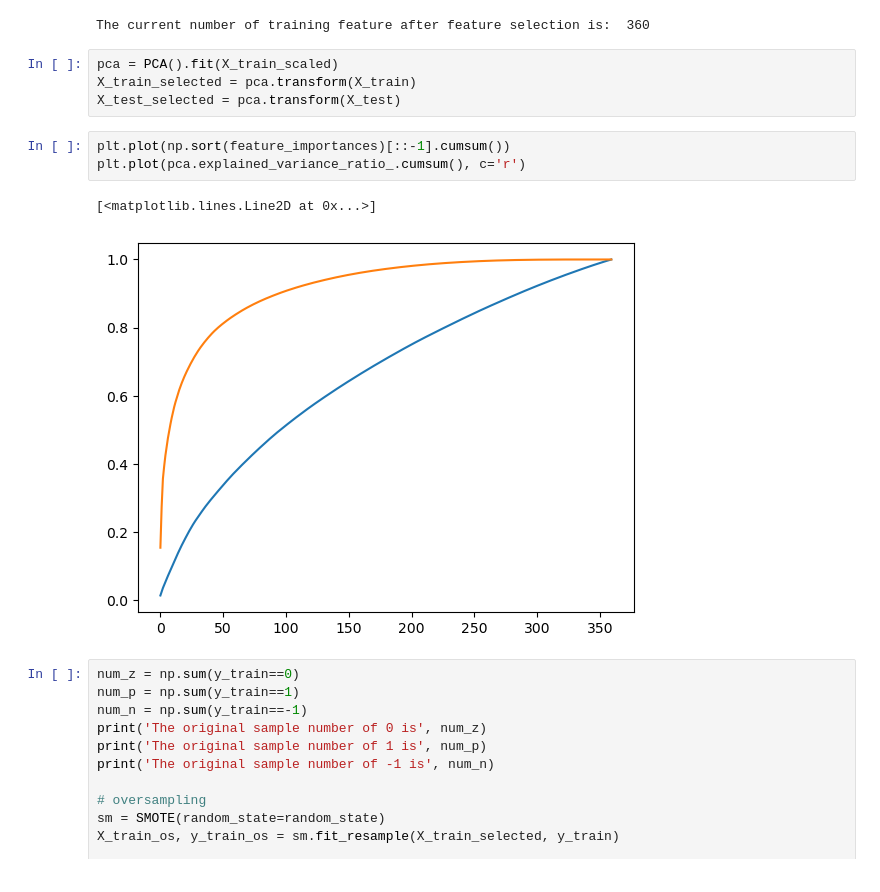
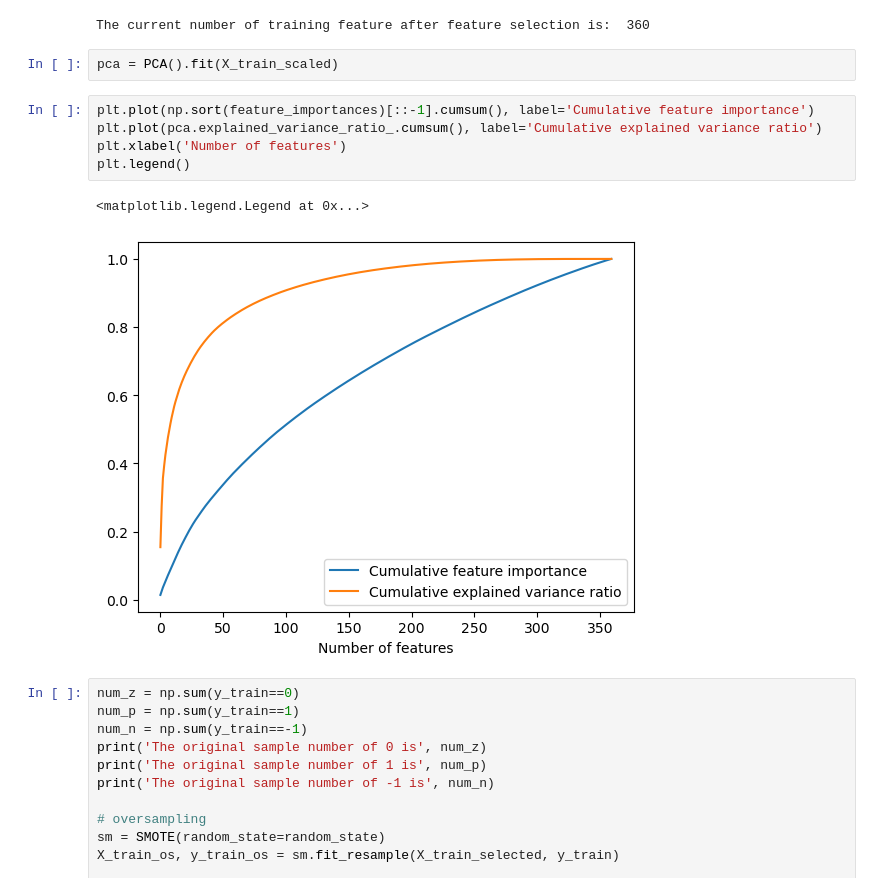
Before and after one commit to Hong-01/EE4C12-Epileptic-Seizure-Detection-using-EEG, a Jupyter notebook: DNN.ipynb, the cells around one changed output. Cells and saved outputs as stored; diff of their text form.

```diff
--- a/DNN.ipynb
+++ b/DNN.ipynb
@@ -79,14 +79,14 @@ The original number of training feature is:  360
 The current number of training feature after feature selection is:  360
 # %%
 pca = PCA().fit(X_train_scaled)
-X_train_selected = pca.transform(X_train)
-X_test_selected = pca.transform(X_test)
 # %%
-plt.plot(np.sort(feature_importances)[::-1].cumsum())
-plt.plot(pca.explained_variance_ratio_.cumsum(), c='r')
+plt.plot(np.sort(feature_importances)[::-1].cumsum(), label='Cumulative feature importance')
+plt.plot(pca.explained_variance_ratio_.cumsum(), label='Cumulative explained variance ratio')
+plt.xlabel('Number of features')
+plt.legend()
 # %% [output]
-[<matplotlib.lines.Line2D at 0x...>]
+<matplotlib.legend.Legend at 0x...>
-[figure, old version]
+[figure, new version]
 # %%
 num_z = np.sum(y_train==0)
 num_p = np.sum(y_train==1)
```
